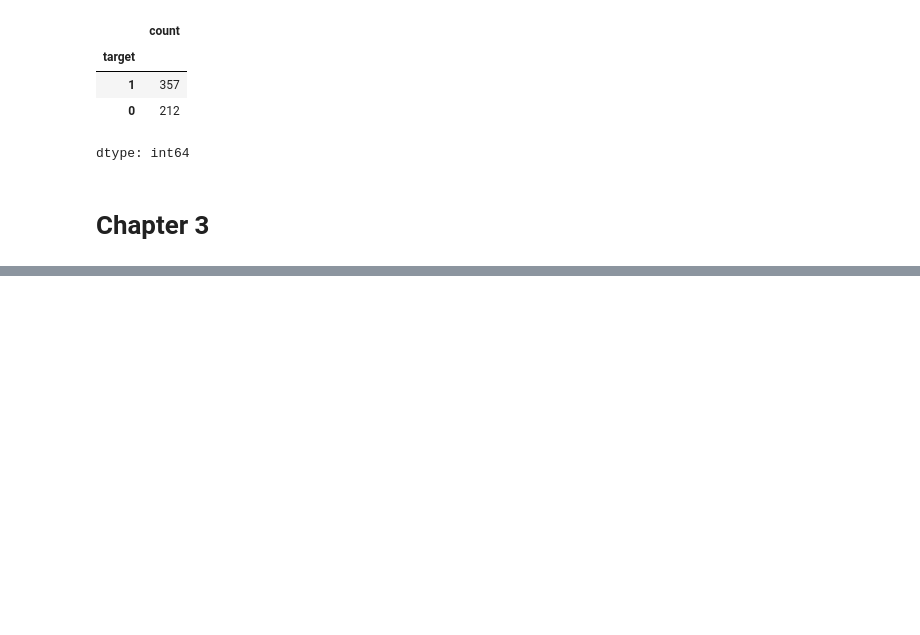
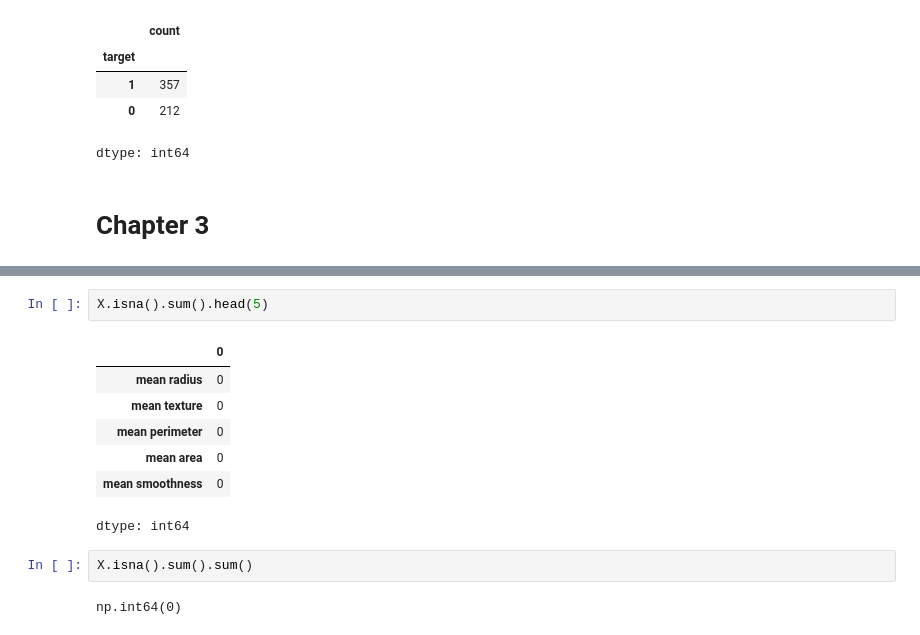
Before and after one commit to r021n/simple-machine-learing, a Jupyter notebook: Breast_Cancer_(Wisconsin).ipynb, the cells around one changed output, grey strips where cells are left out. Saved outputs shown, nothing was run; the diff lists cells and outputs as text; blank space fills up the shorter version.

```diff
--- a/Breast_Cancer_(Wisconsin).ipynb
+++ b/Breast_Cancer_(Wisconsin).ipynb
@@ -64,0 +111,14 @@ dtype: int64
+# %%
+X.isna().sum().head(5)
+# %% [output]
+|  | 0 |
+| mean radius | 0 |
+| mean texture | 0 |
+| mean perimeter | 0 |
+| mean area | 0 |
+| mean smoothness | 0 |
+dtype: int64
+# %%
+X.isna().sum().sum()
+# %% [output]
+np.int64(0)
```
Also changed, not shown: parts of 8 cells of this notebook.
